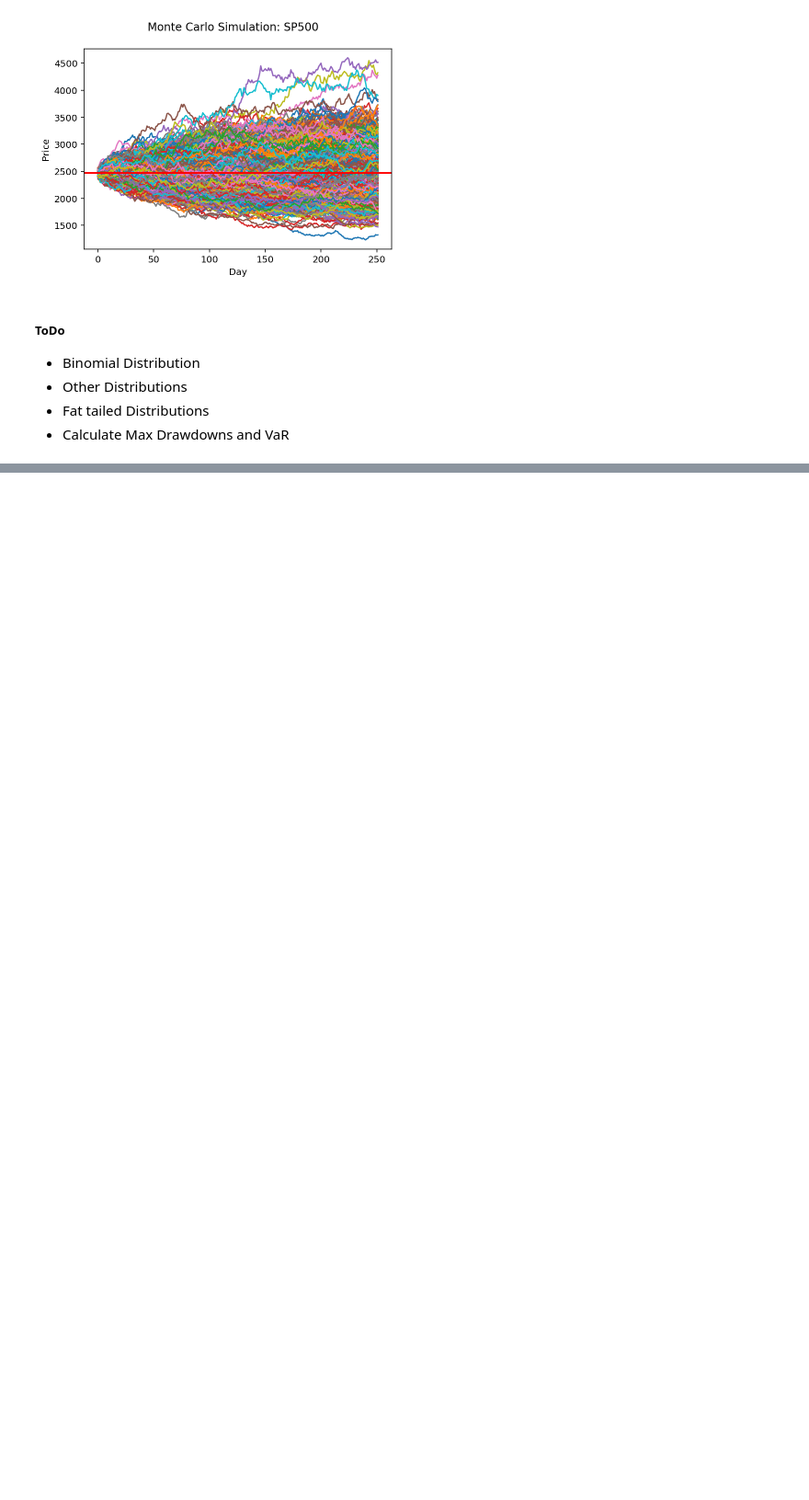
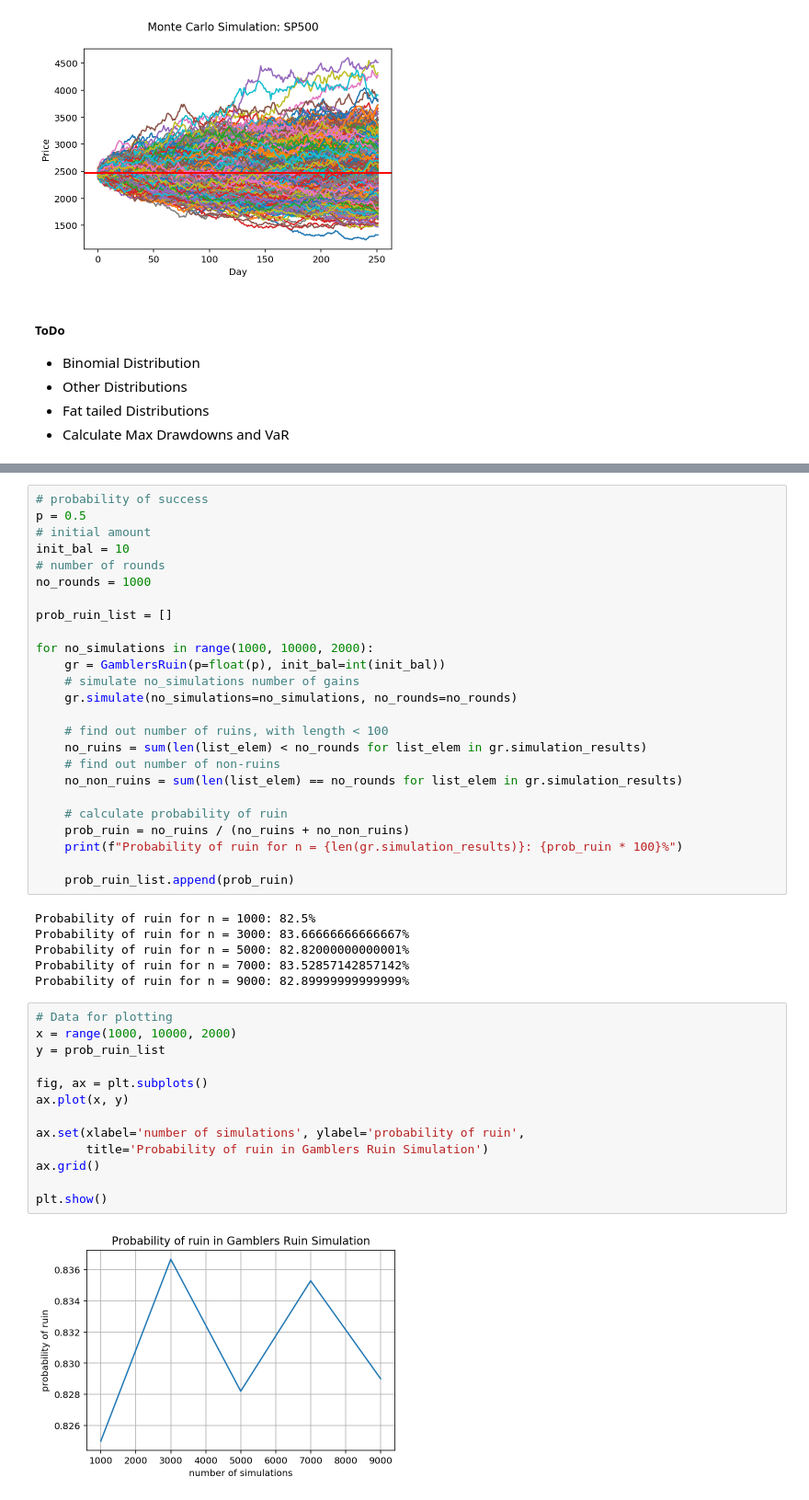
Before and after one commit to tobikuhlmann/monte-carlo-playground, a Jupyter notebook: monte_carlo_playground.ipynb, the cells around one changed output, grey strips where cells are left out. Shown: that part at 92% size. Cells and saved outputs as stored; diff of their text form; blank space fills up the shorter version.

```diff
--- a/monte_carlo_playground.ipynb
+++ b/monte_carlo_playground.ipynb
@@ -77,0 +193,46 @@ plt.show()
+# %%
+# probability of success
+p = 0.5
+# initial amount
+init_bal = 10
+# number of rounds
+no_rounds = 1000
+
+prob_ruin_list = []
+
+for no_simulations in range(1000, 10000, 2000):
+    gr = GamblersRuin(p=float(p), init_bal=int(init_bal))
+    # simulate no_simulations number of gains
+    gr.simulate(no_simulations=no_simulations, no_rounds=no_rounds)
+
+    # find out number of ruins, with length < 100
+    no_ruins = sum(len(list_elem) < no_rounds for list_elem in gr.simulation_results)
+    # find out number of non-ruins
+    no_non_ruins = sum(len(list_elem) == no_rounds for list_elem in gr.simulation_results)
+
+    # calculate probability of ruin
+    prob_ruin = no_ruins / (no_ruins + no_non_ruins)
+    print(f"Probability of ruin for n = {len(gr.simulation_results)}: {prob_ruin * 100}%")
+
+    prob_ruin_list.append(prob_ruin)
+# %% [output]
+Probability of ruin for n = 1000: 82.5%
+Probability of ruin for n = 3000: 83.66666666666667%
+Probability of ruin for n = 5000: 82.82000000000001%
+Probability of ruin for n = 7000: 83.52857142857142%
+Probability of ruin for n = 9000: 82.89999999999999%
+# %%
+# Data for plotting
+x = range(1000, 10000, 2000)
+y = prob_ruin_list
+
+fig, ax = plt.subplots()
+ax.plot(x, y)
+
+ax.set(xlabel='number of simulations', ylabel='probability of ruin',
+       title='Probability of ruin in Gamblers Ruin Simulation')
+ax.grid()
+
+plt.show()
+# %% [output]
+[figure, added]
```
Also changed, not shown: parts of 15 cells of this notebook, 1 other file.
